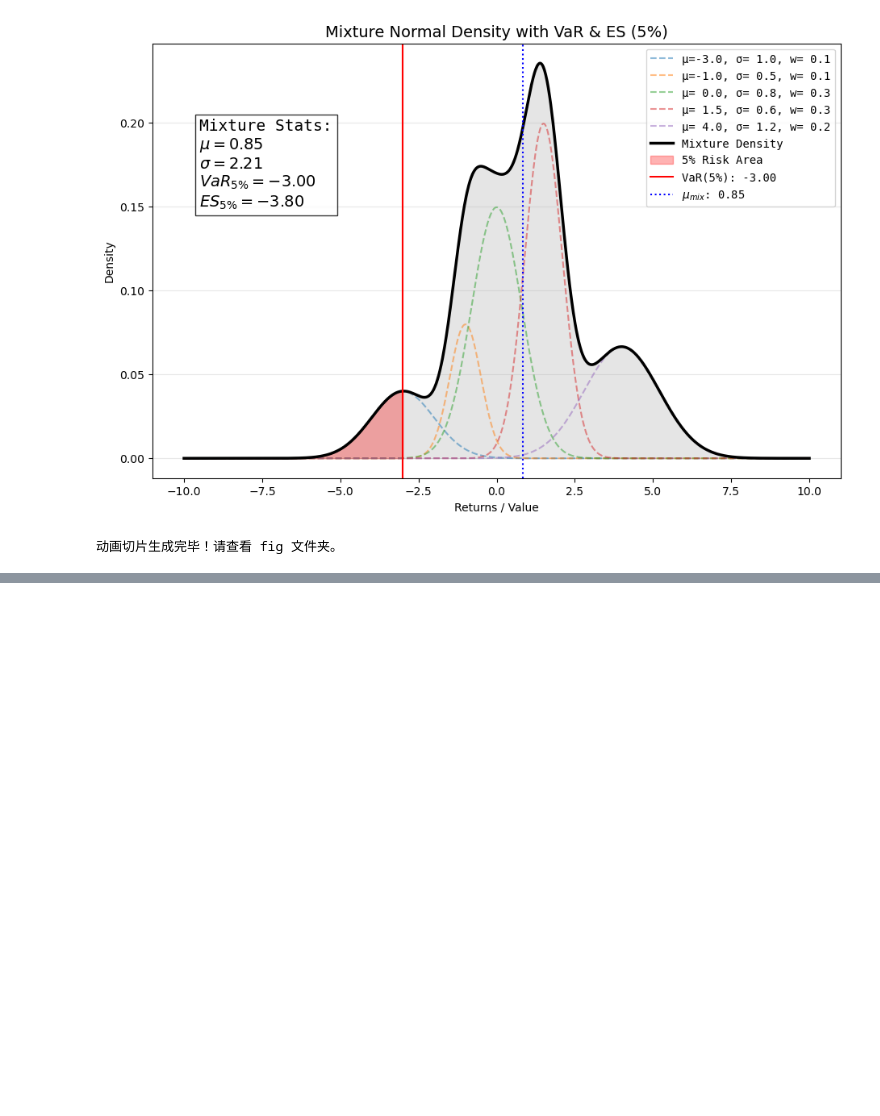
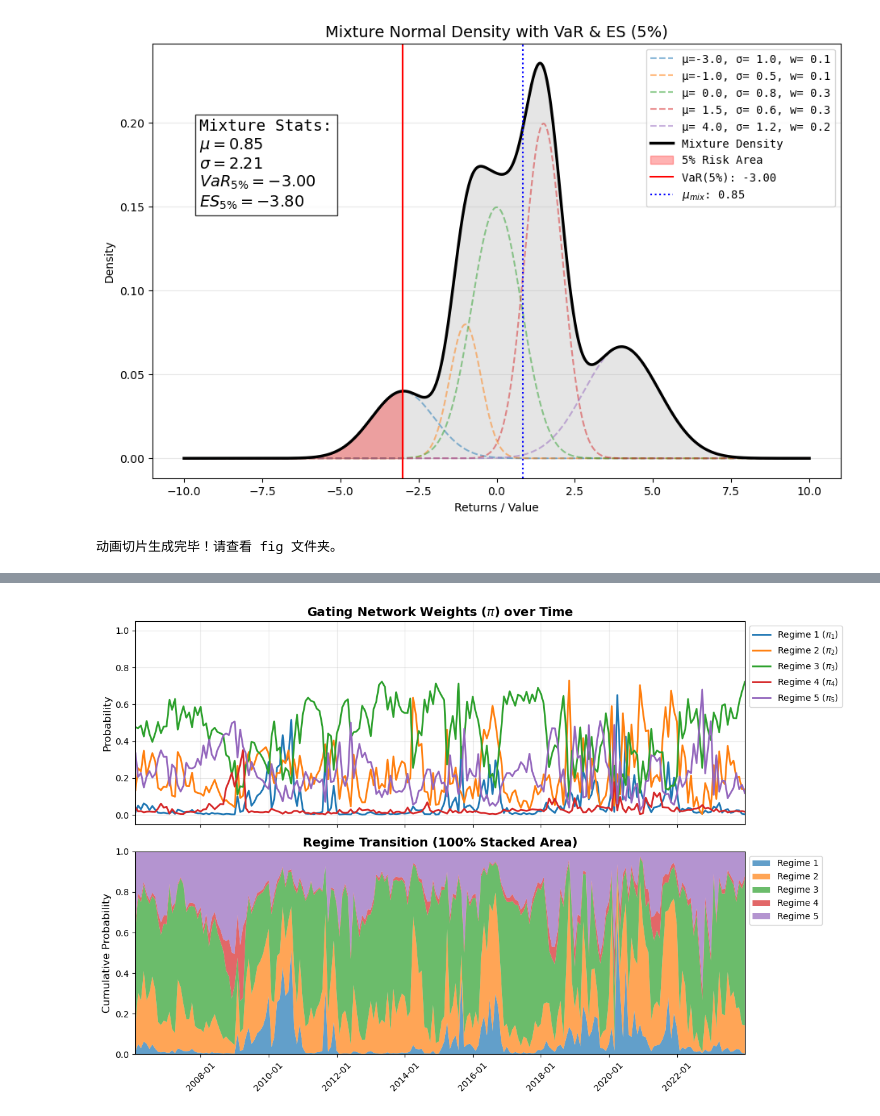
Before and after one commit to damonuc/PricingTailRisk_MDN, a Jupyter notebook: 3.0analyse.ipynb, the cells around one changed output, grey strips where cells are left out. Saved outputs shown, nothing was run; the diff lists cells and outputs as text; code cells hidden in the pictures; blank space fills up the shorter version.

```diff
--- a/3.0analyse.ipynb
+++ b/3.0analyse.ipynb
@@ -188,0 +214,10 @@ print("动画切片生成完毕！请查看 fig 文件夹。")
+# %%
+
+final_oos_df = pd.read_parquet('/Users/jianbinchen/Downloads/final_oos_df_20260430_0833.parquet')
+metrics_df=pd.read_parquet('/Users/jianbinchen/Downloads/metrics_df_20260430_0833.parquet')
+ES_df = pd.read_parquet('/Users/jianbinchen/Downloads/ES_df_20260430_0833.parquet')
+
+# micro_df = pd.read_parquet('/kaggle/input/datasets/jianbinchenuc/mdndata-1990/micro_data.parquet')
+micro_df = pd.read_parquet('/Users/jianbinchen/NonSync/GitHub/Research/PricingTailRisk_MDN/data/micro_data.parquet')
+
+ES_df.head(5)
@@ -188,0 +240,80 @@ print("动画切片生成完毕！请查看 fig 文件夹。")
+# %%
+import json
+import numpy as np
+import pandas as pd
+import matplotlib.pyplot as plt
+import matplotlib.dates as mdates
+
+def plot_pi_dynamics(df_preds, time_col='mthcaldt', save_path=None):
+    """
+    绘制 MDN 门控网络权重 (pi_vec) 的时间序列演化图
+    """
+    # 1. 提取每个月的唯一 pi_vec (因为同月所有股票 pi 相同)
+    df = df_preds[[time_col, 'pi_vec']].drop_duplicates(subset=[time_col]).copy()
+    df[time_col] = pd.to_datetime(df[time_col])
+    df = df.sort_values(time_col)
+
+    # 2. 安全解析 pi_vec 字符串为 NumPy 矩阵
+    if isinstance(df['pi_vec'].iloc[0], str):
+        # 假设存成了 "[0.15, 0.13, 0.72]" 这样的字符串
+        pi_matrix = np.vstack(df['pi_vec'].apply(json.loads).values)
+    else:
+        # 如果已经是 list 或 array
+        pi_matrix = np.vstack(df['pi_vec'].values)
+
+    num_components = pi_matrix.shape[1]
+    dates = df[time_col].values
+
+    # 3. 开始绘图 (双子图设计)
+    fig, axes = plt.subplots(2, 1, figsize=(12, 8), sharex=True)
+    colors = plt.cm.tab10.colors  # 使用经典的学术色系
+
+    # ==========================================
+    # 上图：折线图 (用于精准检查数值异常)
+    # ==========================================
+    for k in range(num_components):
+        axes[0].plot(dates, pi_matrix[:, k], label=f'Regime {k+1} ($\pi_{k+1}$)',
+                     color=colors[k], lw=2)
+
+    axes[0].set_title("Gating Network Weights ($\pi$) over Time", fontsize=14, fontweight='bold')
+    axes[0].set_ylabel("Probability", fontsize=12)
+    axes[0].set_ylim(-0.05, 1.05) # 稍微留一点上下边距
+    axes[0].grid(True, alpha=0.3)
+    axes[0].legend(loc='upper left', bbox_to_anchor=(1, 1)) # 图例放外侧
+
+    # ==========================================
+    # 下图：堆叠面积图 (展示状态的动态切换)
+    # ==========================================
+    axes[1].stackplot(dates, pi_matrix.T,
+                      labels=[f'Regime {k+1}' for k in range(num_components)],
+                      colors=[colors[k] for k in range(num_components)], alpha=0.7)
+
+    axes[1].set_title("Regime Transition (100% Stacked Area)", fontsize=14, fontweight='bold')
+    axes[1].set_ylabel("Cumulative Probability", fontsize=12)
+    axes[1].set_ylim(0, 1.0)
+    axes[1].margins(x=0) # X轴紧贴边缘，不留白
+    axes[1].legend(loc='upper left', bbox_to_anchor=(1, 1))
+
+    # ==========================================
+    # 优化时间轴显示
+    # ==========================================
+    ax = axes[1]
+    ax.xaxis.set_major_locator(mdates.AutoDateLocator())
+    ax.xaxis.set_major_formatter(mdates.DateFormatter('%Y-%m'))
+    plt.xticks(rotation=45)
+
+    plt.tight_layout()
+
+    # 如果提供路径，则保存为高质量 PDF
+    if save_path:
+        plt.savefig(save_path, format='pdf', bbox_inches='tight')
+        print(f"✅ 图表已保存至 {save_path}")
+
+    plt.show()
+
+# ---------------------------------------------------------
+# 🎯 调用示例
+# ---------------------------------------------------------
+# 直接传入你的 DataFrame 即可预览
+plot_pi_dynamics(final_oos_df, save_path='../paper/fig/macro_regime_weights.pdf')
+# %% [output]
@@ -188,0 +321 @@ print("动画切片生成完毕！请查看 fig 文件夹。")
+[figure, added]
```
Also changed, not shown: parts of 6 cells of this notebook, 3 other files.
